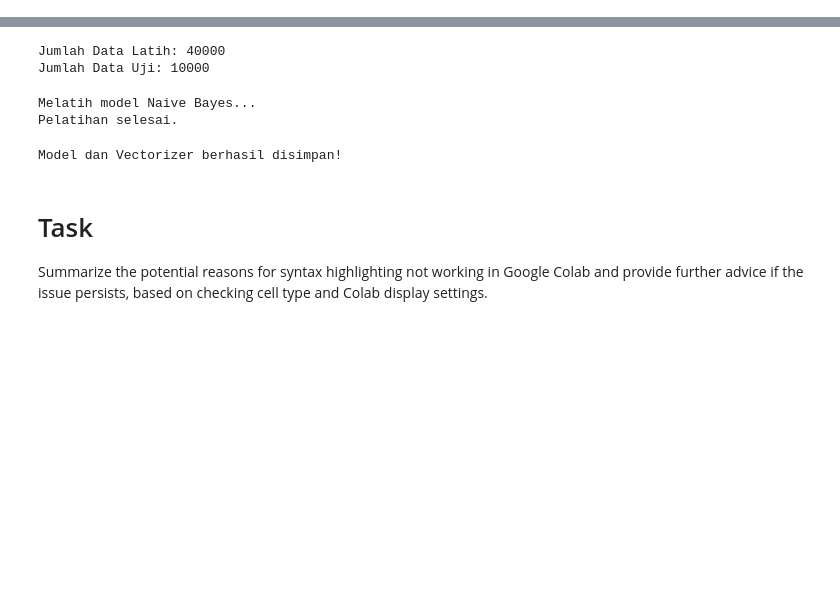
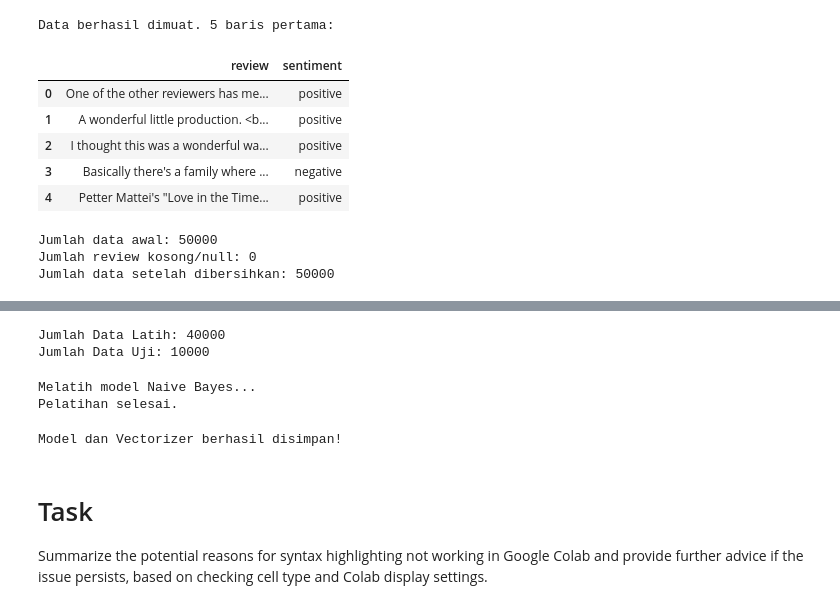
Before and after one commit to Jesvally/UAS-AI, a Jupyter notebook: Project_UAS.ipynb, the cells around one changed output, grey strips where cells are left out. Drawn from its saved outputs; the diff is of its cells as text; code cells hidden in the pictures; blank space fills up the shorter version.

```diff
--- a/Project_UAS.ipynb
+++ b/Project_UAS.ipynb
@@ -23,10 +23,11 @@ try:
     file_name = next(iter(uploaded))
     print(f"\nFile '{file_name}' berhasil di-upload.")
 
-    df = pd.read_csv(file_name)
+    # Mengganti pd.read_csv dengan pd.read_excel untuk menangani file .xlsx
+    df = pd.read_excel(file_name)
     print("\nData berhasil dimuat. Berikut 5 baris pertama:")
     print(df.head())
 
 except Exception as e:
     print(f"\nTerjadi kesalahan saat meng-upload atau membaca file: {e}")
-    print("Pastikan Anda meng-upload file 'IMDB Dataset.csv' yang benar.")
+    print("Pastikan Anda meng-upload file 'IMDB Dataset.csv' yang benar, atau jika itu file Excel, kode akan menggunakan pd.read_excel.")
@@ -33,10 +48,19 @@ except Exception as e:
 # %%
 import io
 filename = next(iter(uploaded))
-df = pd.read_csv(io.BytesIO(uploaded[filename]))
+# Mengganti pd.read_csv dengan pd.read_excel untuk menangani file .xlsx
+df = pd.read_excel(io.BytesIO(uploaded[filename]))
 
 print("\nData berhasil dimuat. 5 baris pertama:")
 display(df.head())
+# %% [output]
+Data berhasil dimuat. 5 baris pertama:
+|  | review | sentiment |
+| 0 | One of the other reviewers has me... | positive |
+| 1 | A wonderful little production. <b... | positive |
+| 2 | I thought this was a wonderful wa... | positive |
+| 3 | Basically there's a family where ... | negative |
+| 4 | Petter Mattei's "Love in the Time... | positive |
 # %%
 print(f"Jumlah data awal: {len(df)}")
 
@@ -47,6 +71,10 @@ print(f"Jumlah review kosong/null: {len(empty_reviews)}")
 df = df.dropna(subset=['review'])
 df = df[df['review'].astype(str).str.strip() != ""]
 print(f"Jumlah data setelah dibersihkan: {len(df)}")
+# %% [output]
+Jumlah data awal: 50000
+Jumlah review kosong/null: 0
+Jumlah data setelah dibersihkan: 50000
 # %%
 plt.figure(figsize=(6, 4))
 sns.countplot(x='sentiment', data=df, palette='viridis')
```
Also changed, not shown: parts of 7 cells of this notebook.
